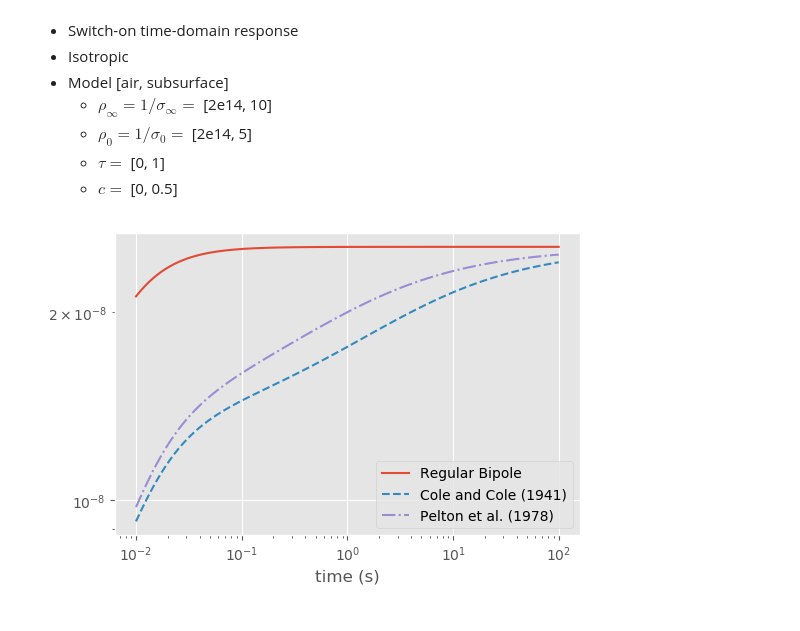
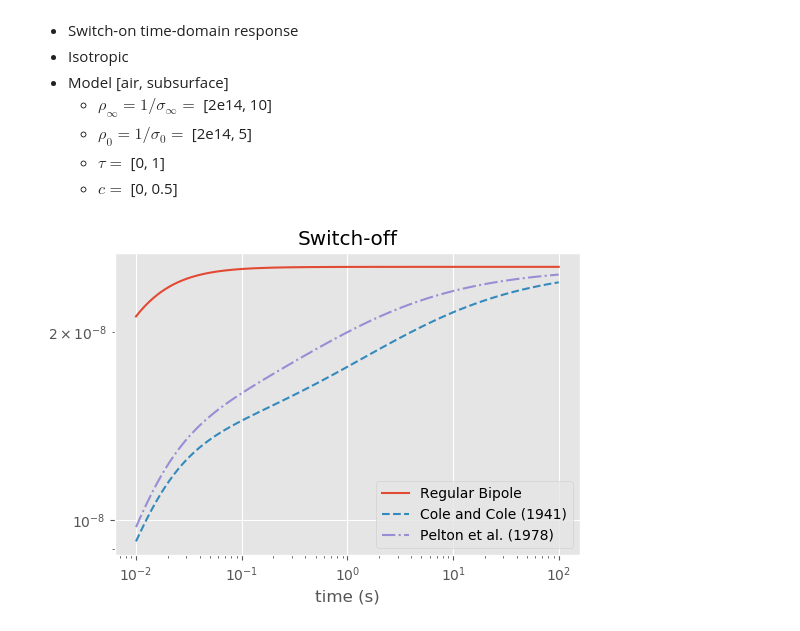
Before and after one commit to emsig/empymod-examples, a Jupyter notebook: 2d_Cole-Cole_IP.ipynb, the cells around one changed output. Drawn from its saved outputs; the diff is of its cells as text; code cells hidden in the pictures.

```diff
--- a/2d_Cole-Cole_IP.ipynb
+++ b/2d_Cole-Cole_IP.ipynb
@@ -117,42 +131,41 @@ model = {
     'src': [0, 0, 1e-5, 0, 0],
     'rec': [500, 0, 1e-5, 0, 0],
     'depth': 0,
-    'epermH': [0, 1],  # To improve early times in land CSEM
-    'epermV': [0, 1],  # (diffusive approximation for airwave)
     'freqtime': times,
     'signal': 1,
     'verb': 1
 }
 
-# Collect cole-cole models
+# Collect Cole-Cole models
 res_0 = np.array([2e14, 10])
 res_8 = np.array([2e14, 5])
 tau = [0, 1]
 c = [0, 0.5]
 m = (res_0-res_8)/res_0
 
 cole_model = {'res': res_0, 'cond_0': 1/res_0, 'cond_8': 1/res_8,
-              'tau': tau, 'c': c, 'func': cole_cole}
+              'tau': tau, 'c': c, 'func_eta': cole_cole}
 pelton_model = {'res': res_0, 'rho_0': res_0, 'm': m,
-                'tau': tau, 'c': c, 'func': pelton_et_al}
+                'tau': tau, 'c': c, 'func_eta': pelton_et_al}
 
 # Calculate
 out_bipole = bipole(res=res_0, **model)
 out_cole = bipole(res=cole_model, **model)
 out_pelton = bipole(res=pelton_model, **model)
 
 # Plot
 plt.figure()
+plt.title('Switch-off')
 plt.plot(times, out_bipole, label='Regular Bipole')
 plt.plot(times, out_cole, '--', label='Cole and Cole (1941)')
 plt.plot(times, out_pelton, '-.', label='Pelton et al. (1978)')
 plt.legend()
 plt.yscale('log')
 plt.xscale('log')
 plt.xlabel('time (s)')
 plt.show()
 # %% [output]
-[figure, old version]
+[figure, new version]
 # %%
 versions('HTML')
 # %% [output]
```
Also changed, not shown: parts of 5 cells of this notebook.
